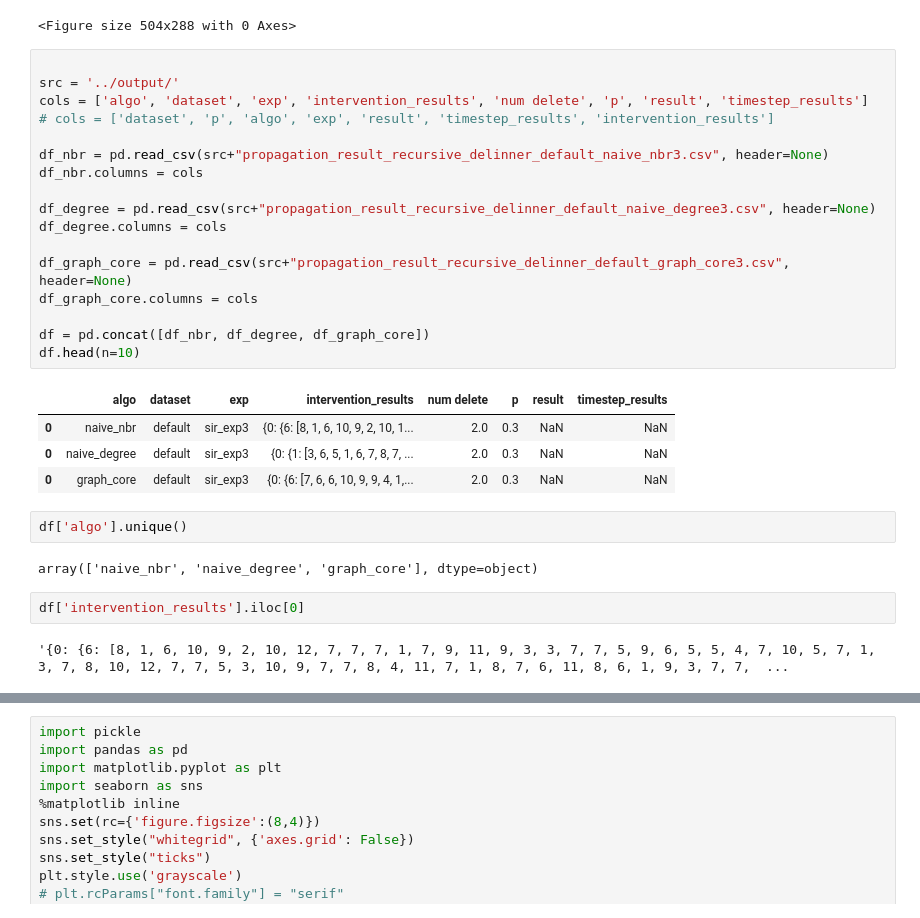
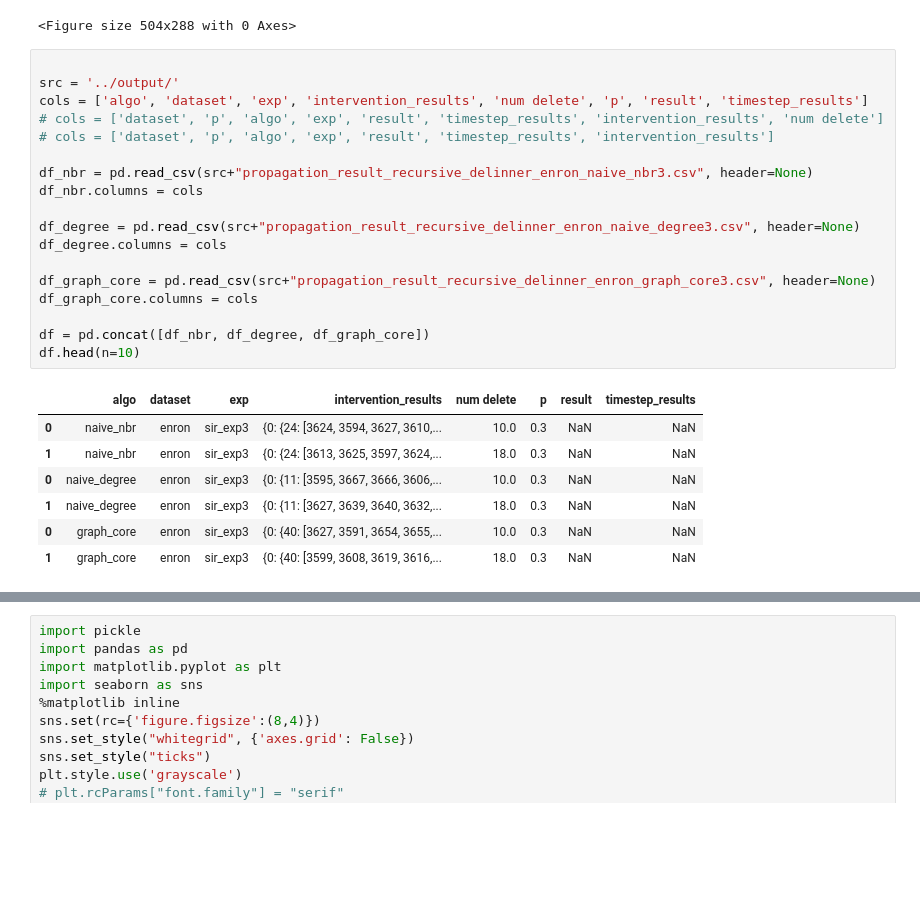
Before and after one commit to toggled/vldbsubmission, a Jupyter notebook: python_src/propagationPlots_bishwa.ipynb, the cells around one changed output, grey strips where cells are left out. Drawn from its saved outputs; the diff is of its cells as text; blank space fills up the shorter version.

```diff
--- a/python_src/propagationPlots_bishwa.ipynb
+++ b/python_src/propagationPlots_bishwa.ipynb
@@ -308,33 +390,29 @@ plt.clf()
 # %%
 
 src = '../output/'
 cols = ['algo', 'dataset', 'exp', 'intervention_results', 'num delete', 'p', 'result', 'timestep_results']
+# cols = ['dataset', 'p', 'algo', 'exp', 'result', 'timestep_results', 'intervention_results', 'num delete']
 # cols = ['dataset', 'p', 'algo', 'exp', 'result', 'timestep_results', 'intervention_results']
 
-df_nbr = pd.read_csv(src+"propagation_result_recursive_delinner_default_naive_nbr3.csv", header=None)
+df_nbr = pd.read_csv(src+"propagation_result_recursive_delinner_enron_naive_nbr3.csv", header=None)
 df_nbr.columns = cols
 
-df_degree = pd.read_csv(src+"propagation_result_recursive_delinner_default_naive_degree3.csv", header=None)
+df_degree = pd.read_csv(src+"propagation_result_recursive_delinner_enron_naive_degree3.csv", header=None)
 df_degree.columns = cols
 
-df_graph_core = pd.read_csv(src+"propagation_result_recursive_delinner_default_graph_core3.csv", header=None)
+df_graph_core = pd.read_csv(src+"propagation_result_recursive_delinner_enron_graph_core3.csv", header=None)
 df_graph_core.columns = cols
 
 df = pd.concat([df_nbr, df_degree, df_graph_core])
 df.head(n=10)
 # %% [output]
 |  | algo | dataset | exp | intervention_results | num delete | p | result | timestep_results |
-| 0 | naive_nbr | default | sir_exp3 | {0: {6: [8, 1, 6, 10, 9, 2, 10, 1... | 2.0 | 0.3 | NaN | NaN |
-| 0 | naive_degree | default | sir_exp3 | {0: {1: [3, 6, 5, 1, 6, 7, 8, 7, ... | 2.0 | 0.3 | NaN | NaN |
-| 0 | graph_core | default | sir_exp3 | {0: {6: [7, 6, 6, 10, 9, 9, 4, 1,... | 2.0 | 0.3 | NaN | NaN |
+| 0 | naive_nbr | enron | sir_exp3 | {0: {24: [3624, 3594, 3627, 3610,... | 10.0 | 0.3 | NaN | NaN |
+| 1 | naive_nbr | enron | sir_exp3 | {0: {24: [3613, 3625, 3597, 3624,... | 18.0 | 0.3 | NaN | NaN |
+| 0 | naive_degree | enron | sir_exp3 | {0: {11: [3595, 3667, 3666, 3606,... | 10.0 | 0.3 | NaN | NaN |
+| 1 | naive_degree | enron | sir_exp3 | {0: {11: [3627, 3639, 3640, 3632,... | 18.0 | 0.3 | NaN | NaN |
+| 0 | graph_core | enron | sir_exp3 | {0: {40: [3627, 3591, 3654, 3655,... | 10.0 | 0.3 | NaN | NaN |
+| 1 | graph_core | enron | sir_exp3 | {0: {40: [3599, 3608, 3619, 3616,... | 18.0 | 0.3 | NaN | NaN |
-# %%
-df['algo'].unique()
-# %% [output]
-array(['naive_nbr', 'naive_degree', 'graph_core'], dtype=object)
-# %%
-df['intervention_results'].iloc[0]
-# %% [output]
-'{0: {6: [8, 1, 6, 10, 9, 2, 10, 12, 7, 7, 7, 1, 7, 9, 11, 9, 3, 3, 7, 7, 5, 9, 6, 5, 5, 4, 7, 10, 5, 7, 1, 3, 7, 8, 10, 12, 7, 7, 5, 3, 10, 9, 7, 7, 8, 4, 11, 7, 1, 8, 7, 6, 11, 8, 6, 1, 9, 3, 7, 7,  ...
 # %%
 import os
 import numpy as np
```
Also changed, not shown: parts of 14 cells of this notebook, 23 other files.
